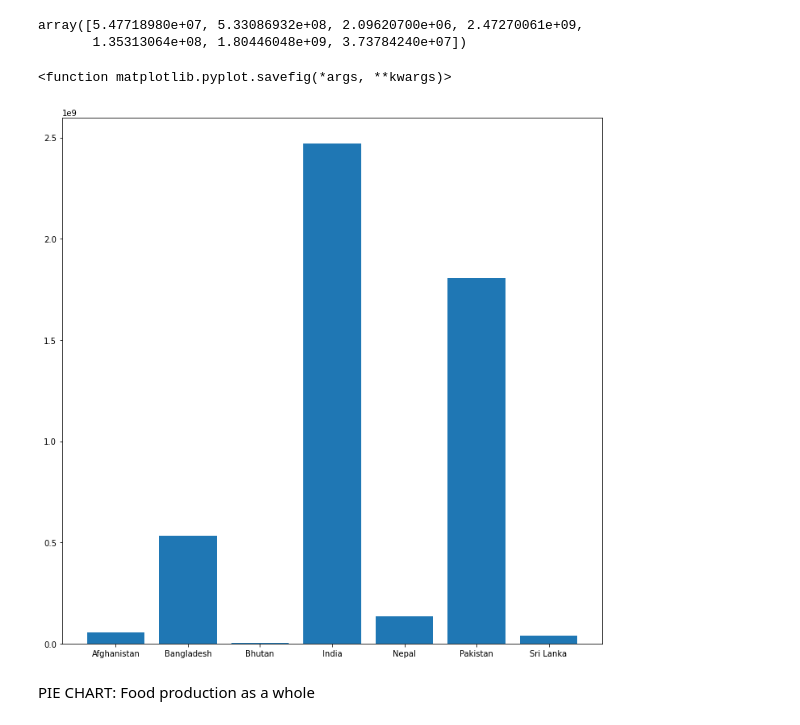
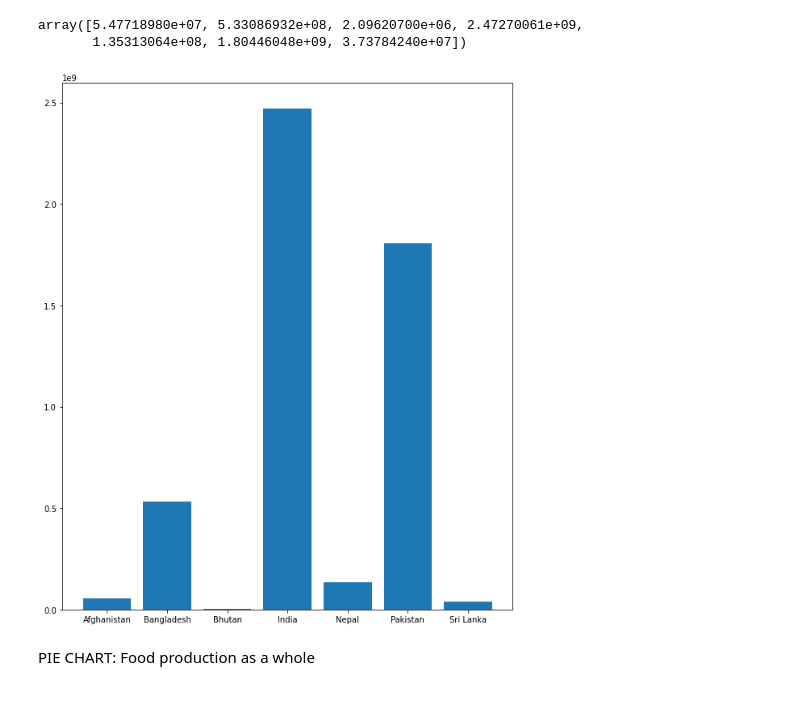
Before and after one commit to jeffbrown961/Project-1, a Jupyter notebook: Jeff_Portion.ipynb, the cells around one changed output. Saved outputs shown, nothing was run; the diff lists cells and outputs as text; code cells hidden in the pictures.

Commit message:
pushing graphs

```diff
--- a/Jeff_Portion.ipynb
+++ b/Jeff_Portion.ipynb
@@ -9,9 +9,9 @@ from matplotlib.ticker import ScalarFormatter
 # %%
 #Reading the csv files
 
-combined_df=pd.read_csv("../Resources/combined.csv") #contains all the individual food items
+combined_df=pd.read_csv("Resources/combined.csv") #contains all the individual food items
 
-merged_df=pd.read_csv("../Resources/merged_data.csv").reset_index(drop=True) #contains the summary/total food production per country
+merged_df=pd.read_csv("Resources/merged_data.csv").reset_index(drop=True) #contains the summary/total food production per country
 # %%
 #merged_df=merged_df.reset_index(drop=True)
 # %% [markdown]
@@ -172,12 +171,11 @@ array([5.47718980e+07, 5.33086932e+08, 2.09620700e+06, 2.47270061e+09,
        1.35313064e+08, 1.80446048e+09, 3.73784240e+07])
 # %%
 
-plt.figure(figsize=(12, 12))
+plt.figure(figsize=(10, 12))
 plt.bar(x_axis2, y_axis2)
-plt.savefig
+plt.savefig('Total Food Production')
 # %% [output]
-<function matplotlib.pyplot.savefig(*args, **kwargs)>
-[figure, old version]
+[figure, new version]
 # %% [markdown]
 PIE CHART: Food production as a whole
 # %%
```
Also changed, not shown: parts of 2 cells of this notebook, 7 other files.
